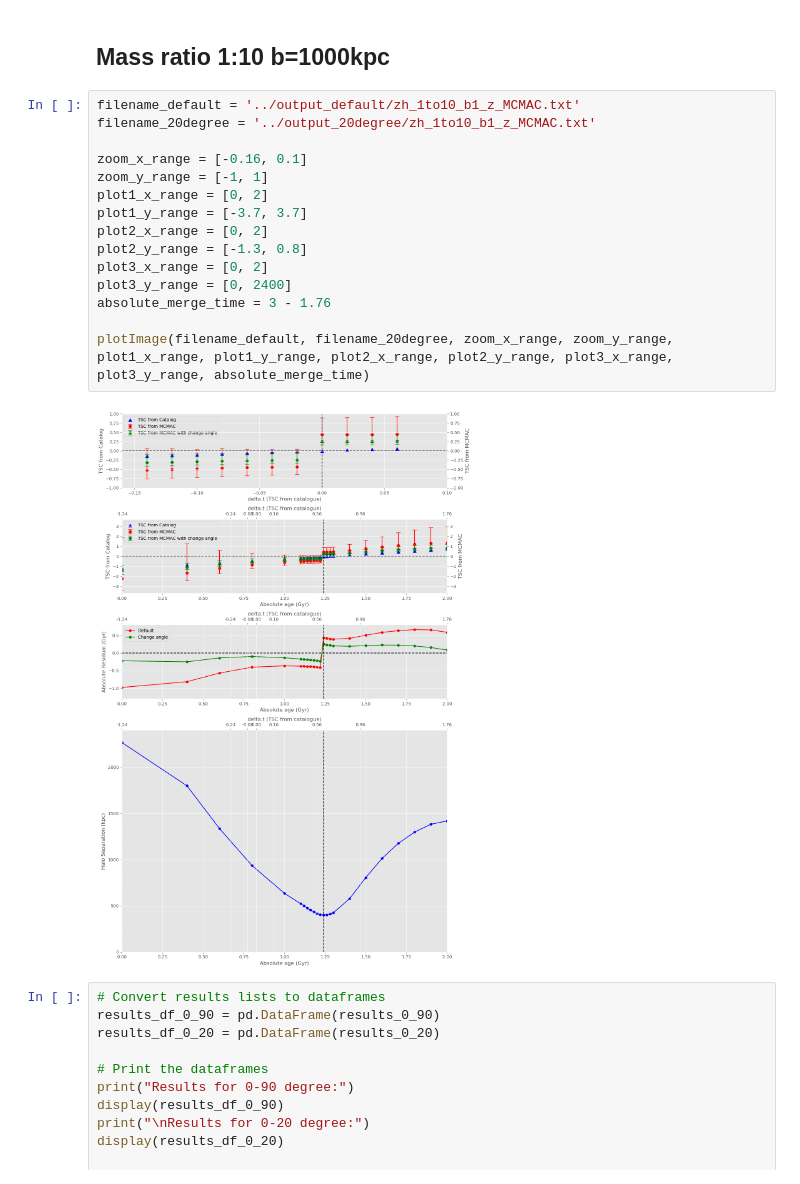
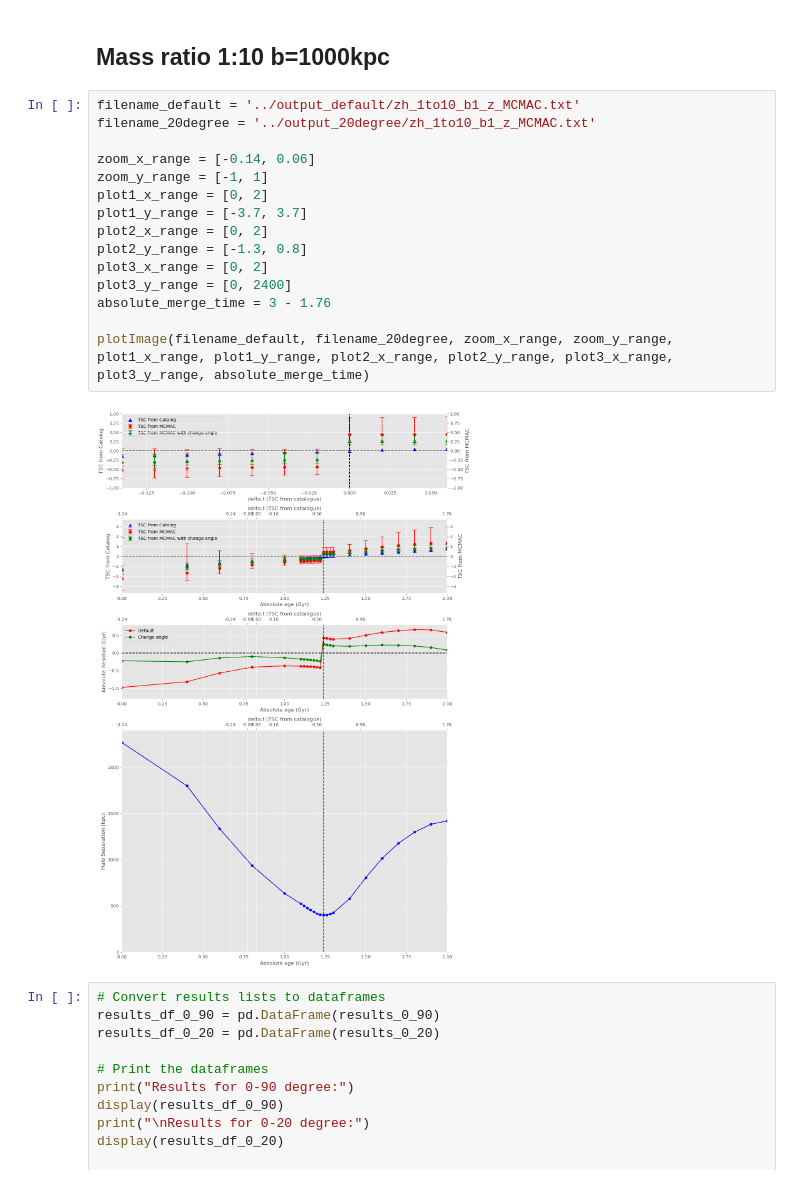
Before and after one commit to ryusei172525/SSP2024_GalaxyClusters, a Jupyter notebook: analysis_comparison_changeAngle.ipynb, the cells around one changed output. Cells and saved outputs as stored; diff of their text form.

```diff
--- a/analysis_comparison_changeAngle.ipynb
+++ b/analysis_comparison_changeAngle.ipynb
@@ -377,20 +377,20 @@ plotImage(filename_default, filename_20degree, zoom_x_range, zoom_y_range, plot1
 # %%
 filename_default = '../output_default/zh_1to10_b1_z_MCMAC.txt'
 filename_20degree = '../output_20degree/zh_1to10_b1_z_MCMAC.txt'
 
-zoom_x_range = [-0.16, 0.1]
+zoom_x_range = [-0.14, 0.06]
 zoom_y_range = [-1, 1]
 plot1_x_range = [0, 2]
 plot1_y_range = [-3.7, 3.7]
 plot2_x_range = [0, 2]
 plot2_y_range = [-1.3, 0.8]
 plot3_x_range = [0, 2]
 plot3_y_range = [0, 2400]
 absolute_merge_time = 3 - 1.76
 
 plotImage(filename_default, filename_20degree, zoom_x_range, zoom_y_range, plot1_x_range, plot1_y_range, plot2_x_range, plot2_y_range, plot3_x_range, plot3_y_range, absolute_merge_time)
 # %% [output]
-[figure, old version]
+[figure, new version]
 # %%
 # Convert results lists to dataframes
 results_df_0_90 = pd.DataFrame(results_0_90)
```
Also changed, not shown: parts of 4 cells of this notebook, 3 other files.
